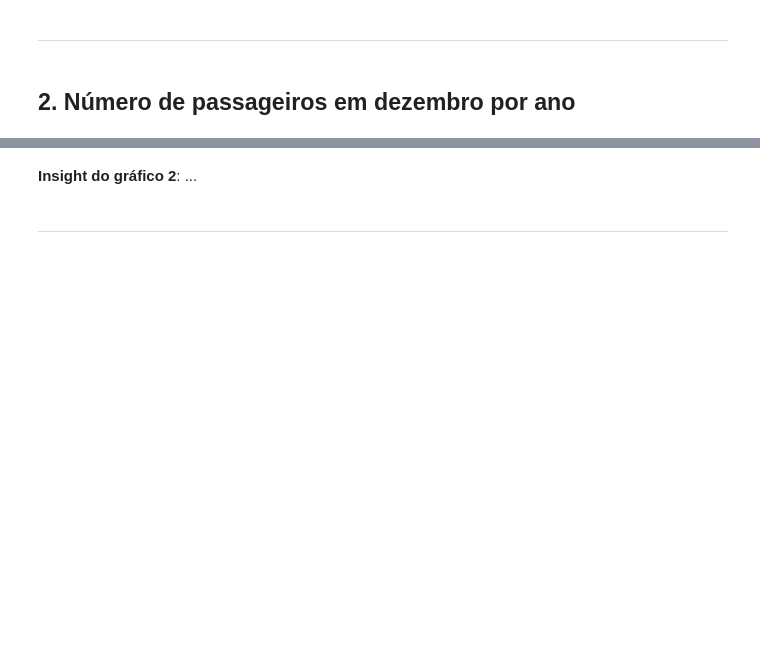
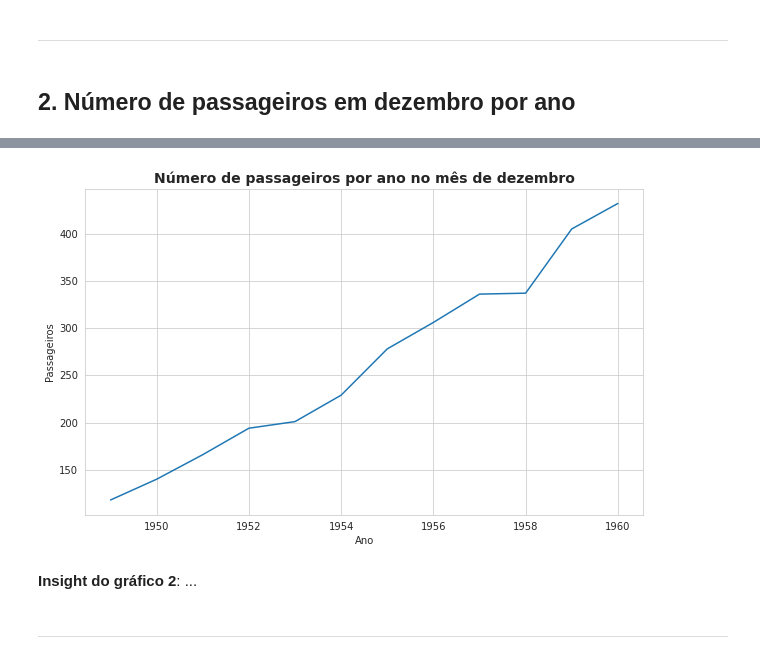
Before and after one commit to anamilanezi/ebac-dados, a Jupyter notebook: exercicios/em14-visualizacao-de-dados-I.ipynb, the cells around one changed output, grey strips where cells are left out. Drawn from its saved outputs; the diff is of its cells as text; code cells hidden in the pictures; blank space fills up the shorter version.

```diff
--- a/exercicios/em14-visualizacao-de-dados-I.ipynb
+++ b/exercicios/em14-visualizacao-de-dados-I.ipynb
@@ -172,4 +182,5 @@ data.head()
 # %%
 # gráfico do exercício 2
 
-flights = ...
+flights = data.query("month == 'Dec'")
+flights
@@ -176,3 +201,11 @@ flights = ...
+# %%
+with sns.axes_style('whitegrid'):
+  pass_dezembro = sns.lineplot(data=flights, x="year", y="passengers", palette="pastel")
+  pass_dezembro.set_title("Número de passageiros por ano no mês de dezembro", fontsize=14, fontweight="bold");
+  pass_dezembro.set(xlabel="Ano", ylabel="Passageiros")
+  pass_dezembro.figure.set_size_inches(10,6)
+# %% [output]
+[figure, added]
 # %% [markdown]
 **Insight do gráfico 2**: ...
 # %% [markdown]
```
Also changed, not shown: parts of 5 cells of this notebook.
